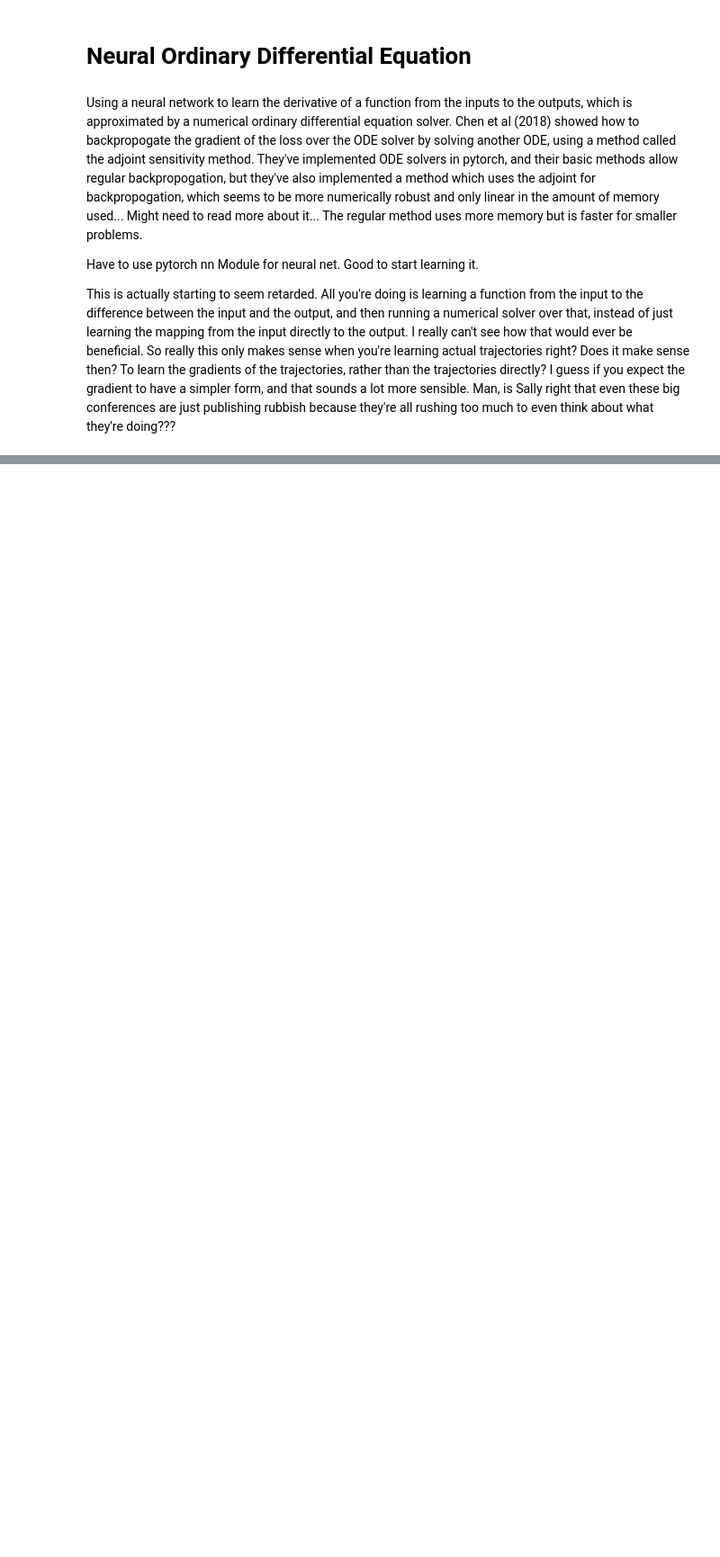
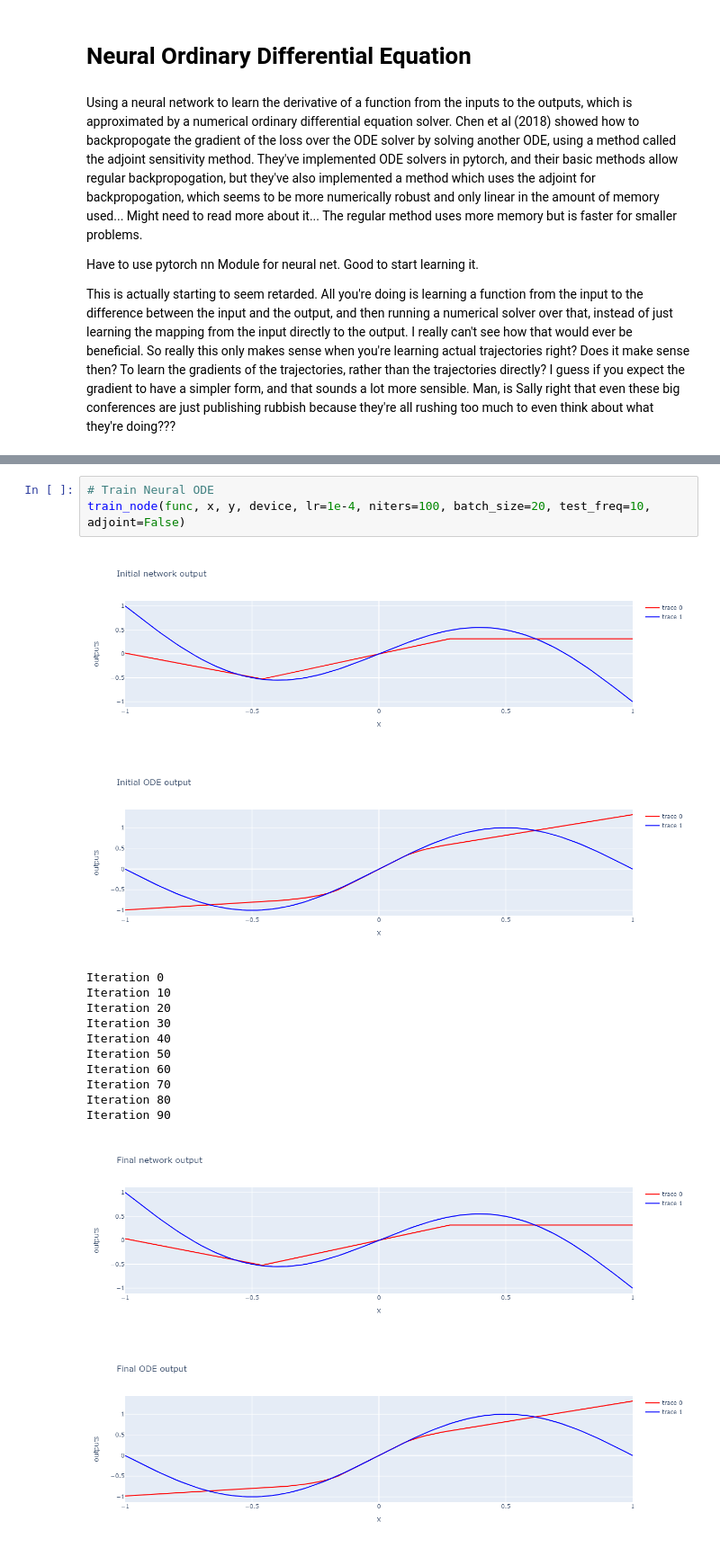
Before and after one commit to bernardo7crf/Toy-neural-networks-in-pytorch, a Jupyter notebook: 4 Neural ODE.ipynb, the cells around one changed output, grey strips where cells are left out. Shown at 90% size. Saved outputs shown, nothing was run; the diff lists cells and outputs as text; blank space fills up the shorter version.

```diff
--- a/4 Neural ODE.ipynb
+++ b/4 Neural ODE.ipynb
@@ -338,0 +55,18 @@ Iter 0100 | Total Loss 0.512062
+# %%
+# Train Neural ODE
+train_node(func, x, y, device, lr=1e-4, niters=100, batch_size=20, test_freq=10, adjoint=False)
+# %% [output]
+[figure, added]
+[figure, added]
+Iteration 0
+Iteration 10
+Iteration 20
+Iteration 30
+Iteration 40
+Iteration 50
+Iteration 60
+Iteration 70
+Iteration 80
+Iteration 90
+[figure, added]
+[figure, added]
```
Also changed, not shown: parts of 9 cells of this notebook, 2 other files.
